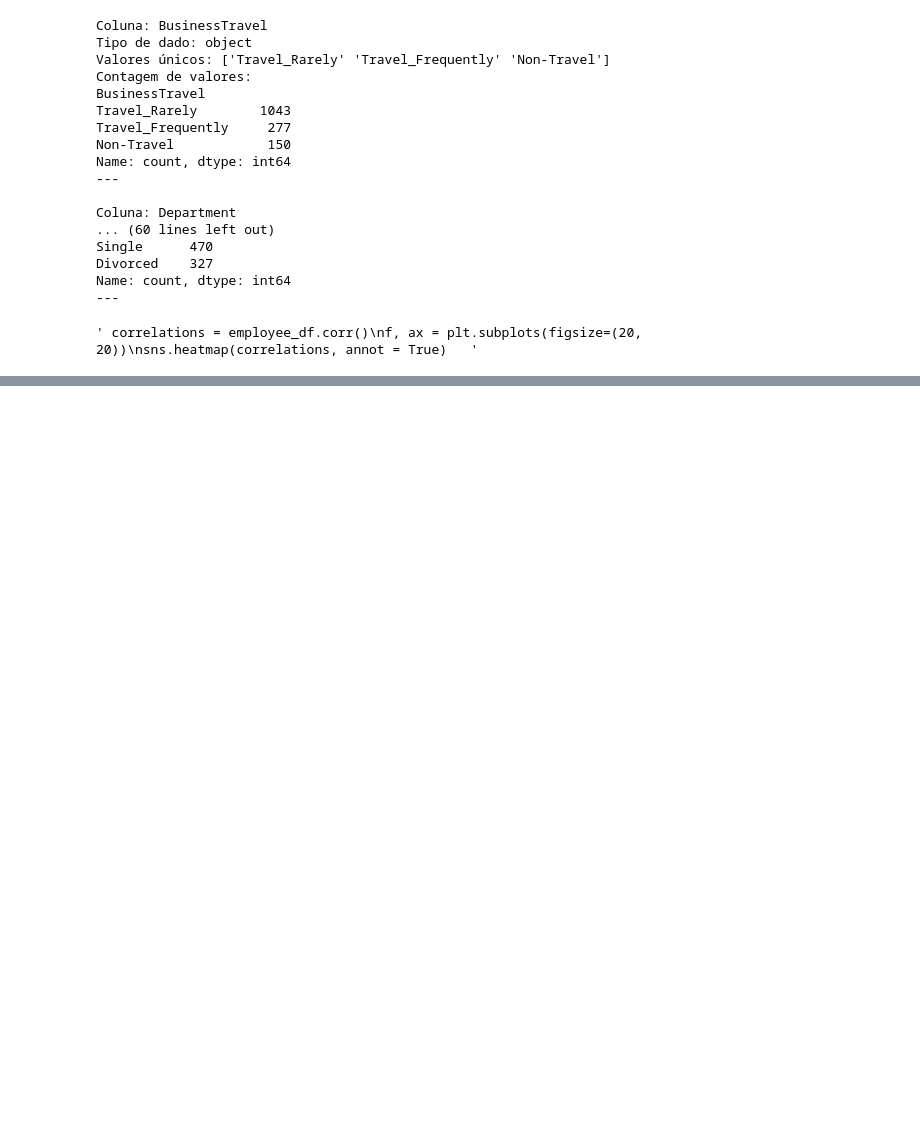
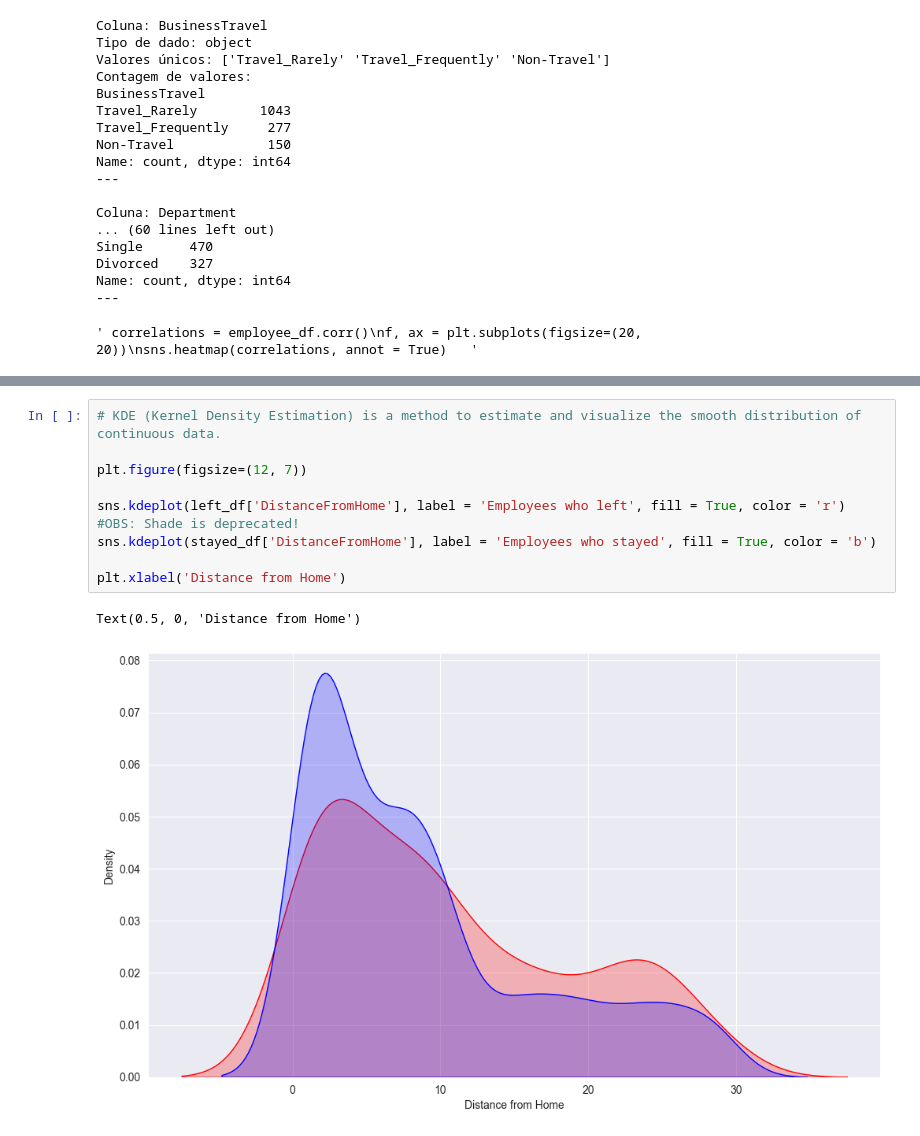
Before and after one commit to Haell39/HR-Analytics, a Jupyter notebook: notebooks/EDA_HR.ipynb, the cells around one changed output, grey strips where cells are left out. Cells and saved outputs as stored; diff of their text form; blank space fills up the shorter version.

```diff
--- a/notebooks/EDA_HR.ipynb
+++ b/notebooks/EDA_HR.ipynb
@@ -361,0 +406,12 @@ Age have a solid correlation with MonthlyIncome -> 0.5
+# %%
+# KDE (Kernel Density Estimation) is a method to estimate and visualize the smooth distribution of continuous data.
+
+plt.figure(figsize=(12, 7))
+
+sns.kdeplot(left_df['DistanceFromHome'], label = 'Employees who left', fill = True, color = 'r') #OBS: Shade is deprecated!
+sns.kdeplot(stayed_df['DistanceFromHome'], label = 'Employees who stayed', fill = True, color = 'b')
+
+plt.xlabel('Distance from Home')
+# %% [output]
+Text(0.5, 0, 'Distance from Home')
+[figure, added]
```
Also changed, not shown: parts of 14 cells of this notebook, 2 other files.
